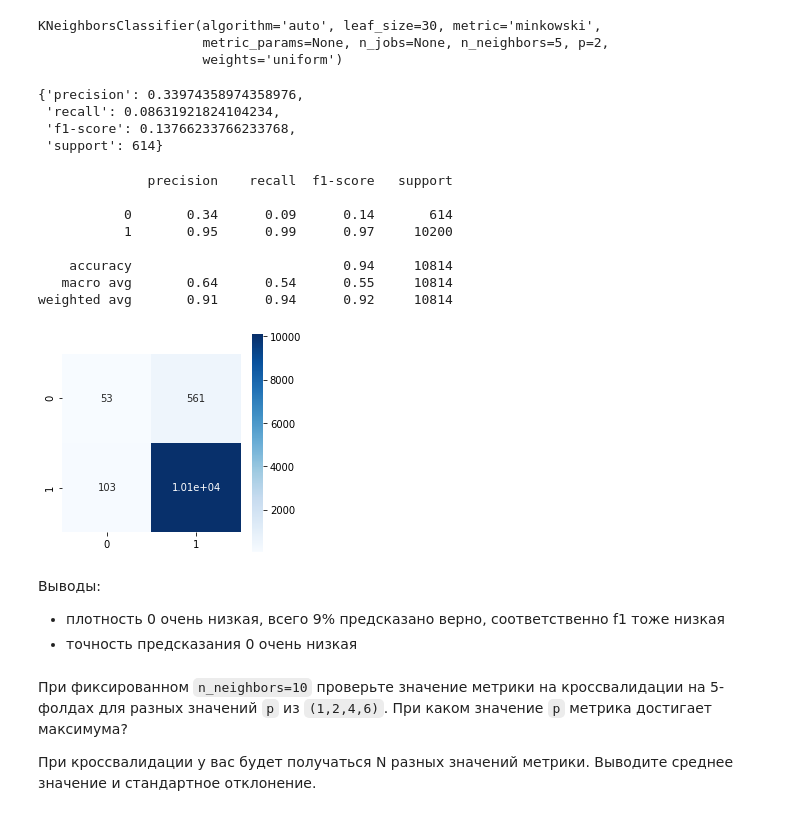
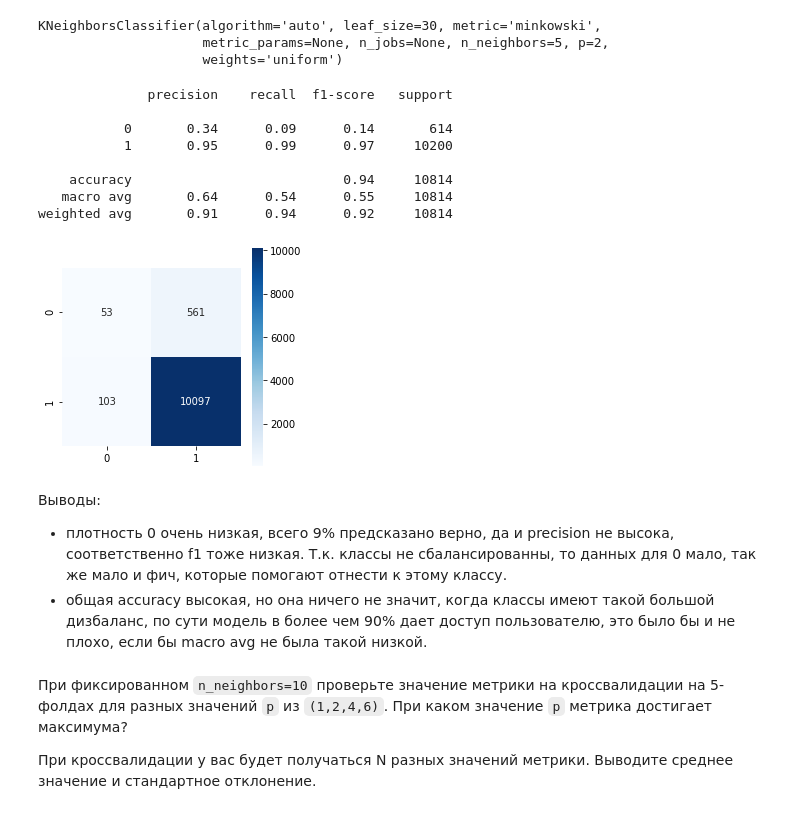
Before and after one commit to D7nis/Course-ML-Classic, a Jupyter notebook: Practice/6. Классификация, kNN/06-01-classification_DDA.ipynb, the cells around one changed output. Cells and saved outputs as stored; diff of their text form; code cells hidden in the pictures.

```diff
--- a/Practice/6. Классификация, kNN/06-01-classification_DDA.ipynb
+++ b/Practice/6. Классификация, kNN/06-01-classification_DDA.ipynb
@@ -111,13 +111,6 @@ KNeighborsClassifier(algorithm='auto', leaf_size=30, metric='minkowski',
                      weights='uniform')
 # %%
 y_pred = clf.predict(X_test).astype('int')
-# %%
-classification_report(y_test, y_pred, output_dict=True)['0']
-# %% [output]
-{'precision': 0.33974358974358976,
- 'recall': 0.08631921824104234,
- 'f1-score': 0.13766233766233768,
- 'support': 614}
 # %%
 #отчет классификации
 print(classification_report(y_test, y_pred))
@@ -132,13 +125,13 @@ print(classification_report(y_test, y_pred))
 weighted avg       0.91      0.94      0.92     10814
 # %%
 plt.figure(figsize=(4,4))
-_ = sns.heatmap(confusion_matrix(y_test, y_pred), cmap=plt.cm.Blues, square=True, annot=True, fmt='.4g')
+_ = sns.heatmap(confusion_matrix(y_test, y_pred), cmap=plt.cm.Blues, square=True, annot=True, fmt='.5g')
 # %% [output]
-[figure, old version]
+[figure, new version]
-# %% [markdown]
-Выводы:
-- плотность 0 очень низкая, всего 9% предсказано верно, соответственно f1 тоже низкая
-- точность предсказания 0 очень низкая
+# %% [markdown]
+Выводы:
+- плотность 0 очень низкая, всего 9% предсказано верно, да и precision не высока, соответственно f1 тоже низкая. Т.к. классы не сбалансированны, то данных для 0 мало, так же мало и фич, которые помогают отнести к этому классу.
+- общая accuracy высокая, но она ничего не значит, когда классы имеют такой большой дизбаланс, по сути модель в более чем 90% дает доступ пользователю, это было бы и не плохо, если бы macro avg не была такой низкой.
 # %% [markdown]
 При фиксированном `n_neighbors=10` проверьте значение метрики на кроссвалидации на 5-фолдах для разных значений `p` из `(1,2,4,6)`. При каком значение `p` метрика достигает максимума?
 
```
Also changed, not shown: parts of 27 cells of this notebook.
